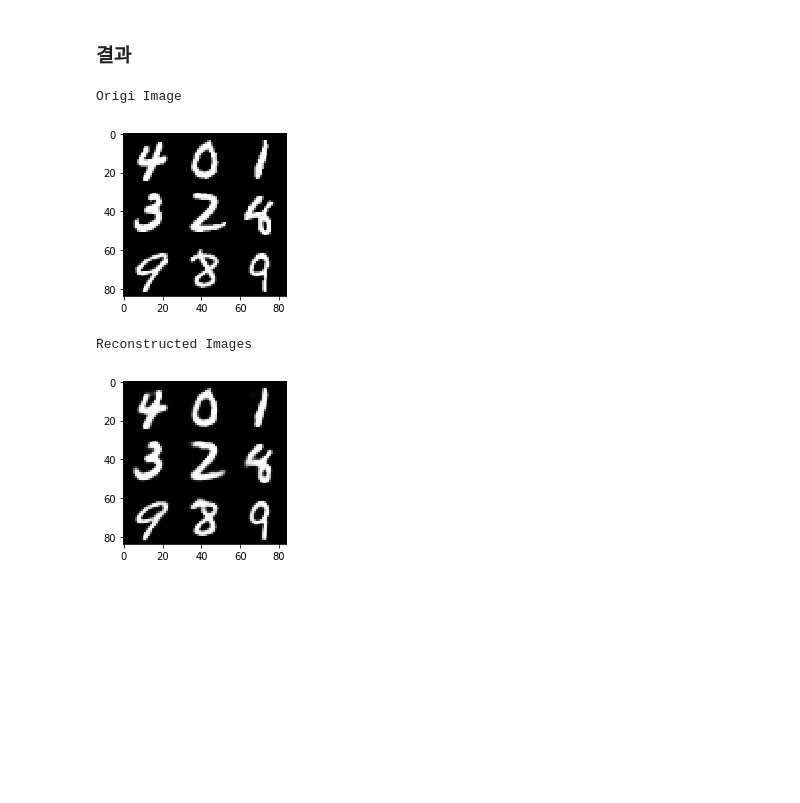
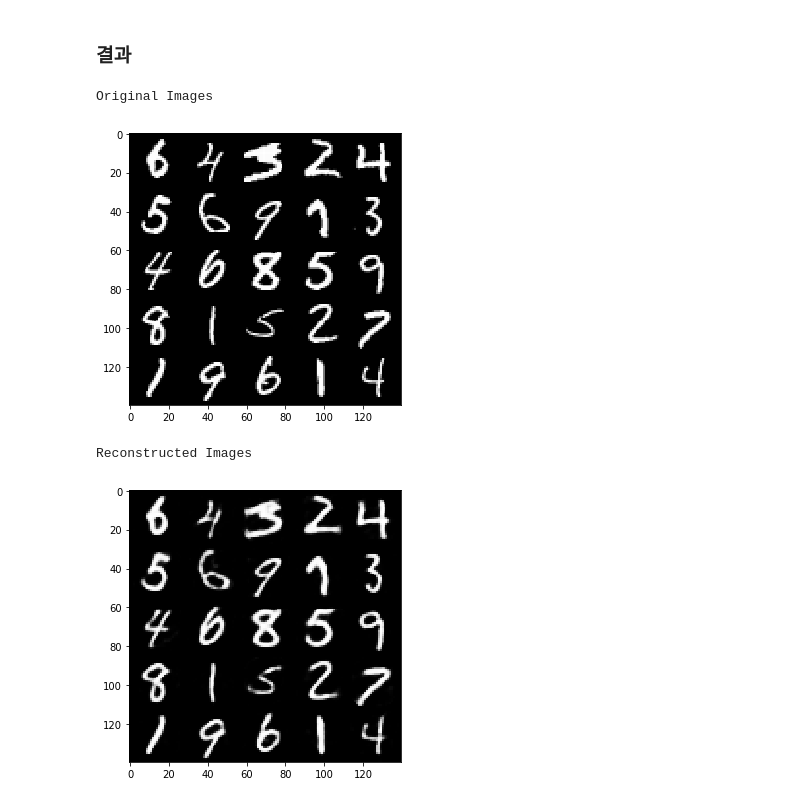
Before and after one commit to nuno1111/BigdataAcademy2018, a Jupyter notebook: Python/3일차/3. Begas_EDU_딥러닝_Autoencoder_Python.ipynb, the cells around one changed output. Saved outputs shown, nothing was run; the diff lists cells and outputs as text; code cells hidden in the pictures; blank space fills up the shorter version.

```diff
--- a/Python/3일차/3. Begas_EDU_딥러닝_Autoencoder_Python.ipynb
+++ b/Python/3일차/3. Begas_EDU_딥러닝_Autoencoder_Python.ipynb
@@ -109,29 +109,29 @@ step 30000, minibatch loss 0.00517204
 ### 결과
 # %%
 # Test (Encoding and Decoding)
-n = 3
+n = 5
 canvas_orig = np.empty((28 * n, 28 * n))
 canvas_recon = np.empty((28 * n, 28 * n))
 
 for i in range(n):
     batch,_ = mnist.test.next_batch(n)    # 테스트 데이터
     g = sess.run(decoder_op, feed_dict={X: batch})# 테스트 데이터를 학습 한 operator에 적합
     for j in range(n):# 원본 이미지 생성
         canvas_orig[i * 28:(i + 1) * 28, j * 28:(j + 1) * 28] = batch[j].reshape([28, 28])
     for j in range(n): # 재 구조화 된 이미지 생성
         canvas_recon[i * 28:(i + 1) * 28, j * 28:(j + 1) * 28] = g[j].reshape([28, 28])
 
-print("Origi Image")
+print("Original Images")
 plt.figure(figsize=(n, n))
 plt.imshow(canvas_orig, origin="upper", cmap="gray")
 plt.show()
 
 print("Reconstructed Images")
 plt.figure(figsize=(n, n))
 plt.imshow(canvas_recon, origin="upper", cmap="gray")
 plt.show()
 # %% [output]
-Origi Image
+Original Images
-[figure, old version]
+[figure, new version]
 Reconstructed Images
-[figure, old version]
+[figure, new version]
```
Also changed, not shown: parts of 1 cell of this notebook, 9 other files.
